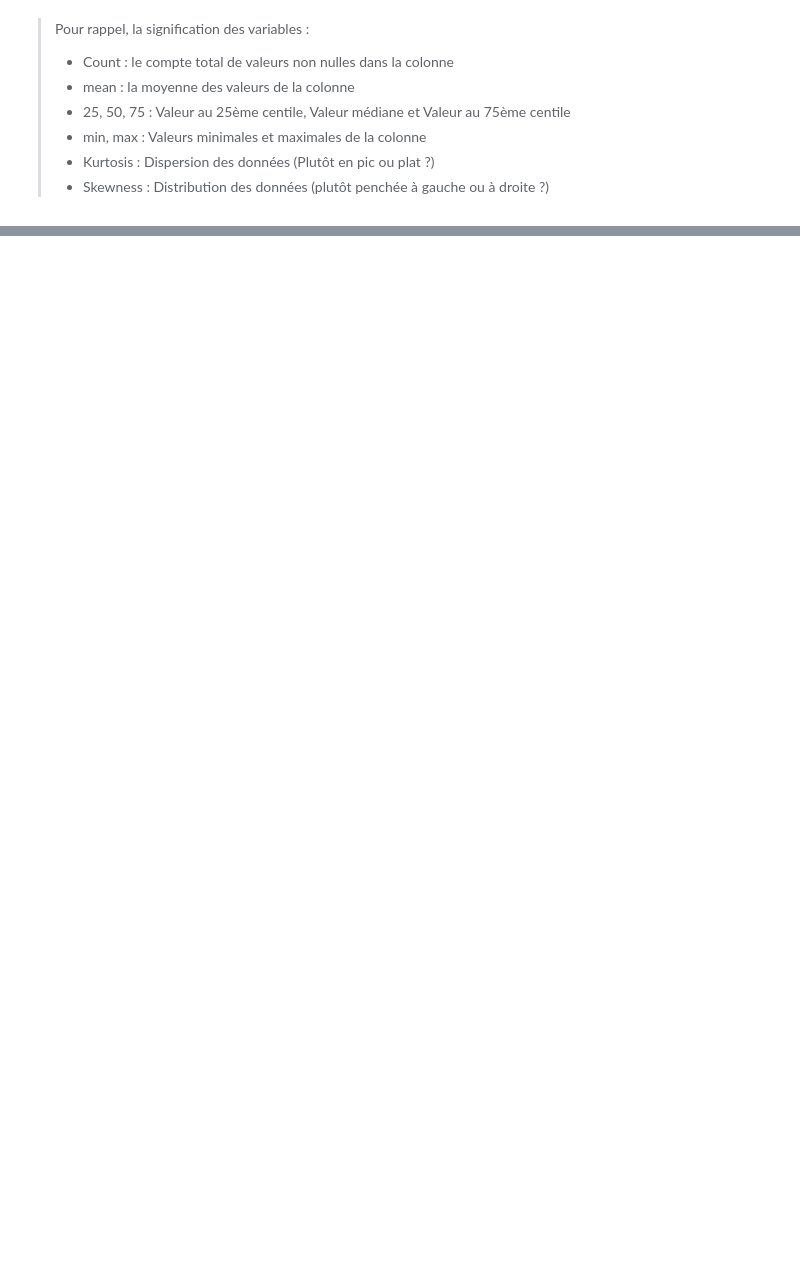
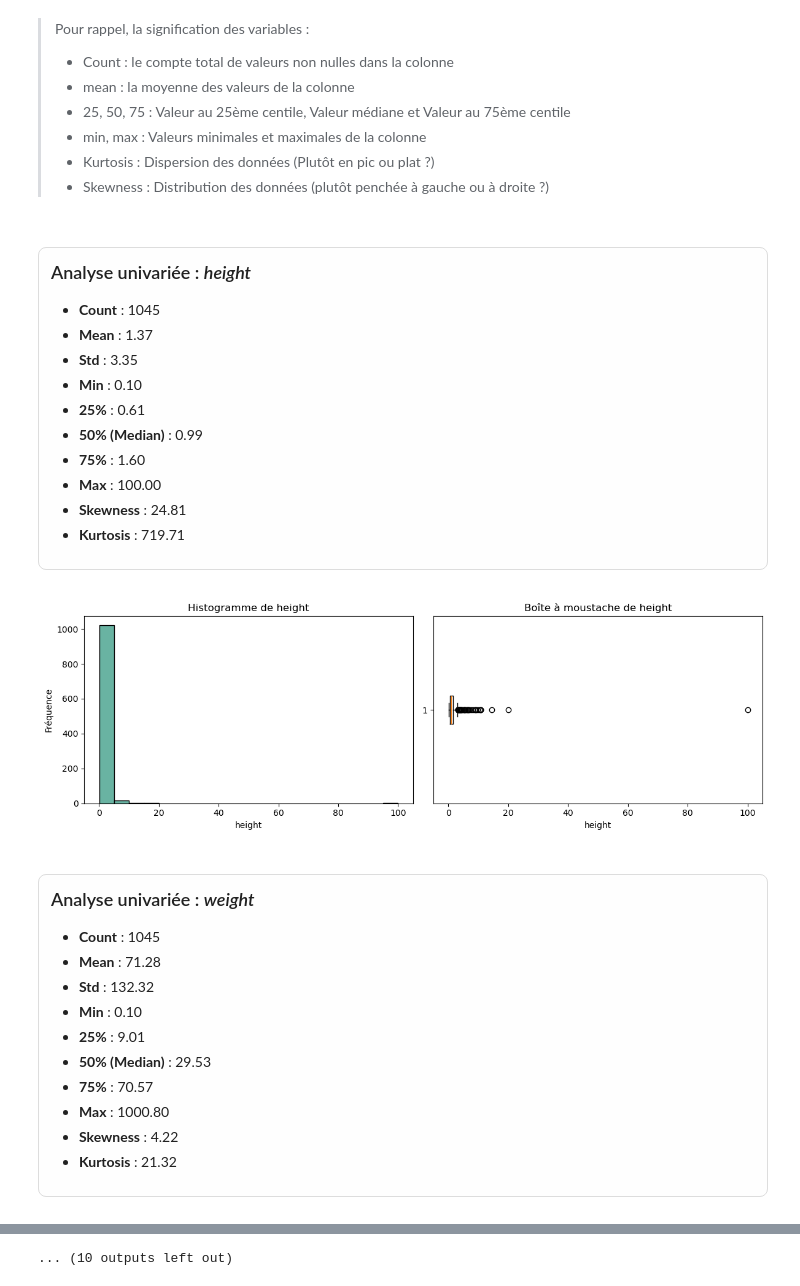
Before and after one commit to Furatus/4EDAP_Pokemon, a Jupyter notebook: Exploratory_analysis.ipynb, the cells around one changed output, grey strips where cells are left out. Drawn from its saved outputs; the diff is of its cells as text; code cells hidden in the pictures; blank space fills up the shorter version.

Commit message:
Added more context and univar analysis, looking forward to add more on next commit

```diff
--- a/Exploratory_analysis.ipynb
+++ b/Exploratory_analysis.ipynb
@@ -85,3 +271,77 @@ Skewness :  2.036002197545459
 > - min, max : Valeurs minimales et maximales de la colonne
 > - Kurtosis : Dispersion des données (Plutôt en pic ou plat ?)
 > - Skewness : Distribution des données (plutôt penchée à gauche ou à droite ?)
+# %%
+import matplotlib.pyplot as plt
+from IPython.display import display, HTML
+
+univarColumnList = [
+    'height','weight','total_points','hp','attack','defense',
+    'sp_attack','sp_defense','speed','catch_rate','base_experience'
+]
+
+for column in univarColumnList:
+    stats = dfPokemon[column].describe()
+    stats['kurtosis'] = dfPokemon[column].kurt()
+    stats['skewness'] = dfPokemon[column].skew()
+
+    # --- 1. Bloc HTML avec stats ---
+    html_block = f"""
+    <div style="border:1px solid #ddd; padding:12px; margin-top:20px; margin-bottom:10px; border-radius:8px; background-color:#fefefe">
+        <h3 style="margin-top:0;">Analyse univariée : <i>{column}</i></h3>
+        <ul style="margin-left:15px;">
+            <li><b>Count</b> : {stats['count']:.0f}</li>
+            <li><b>Mean</b> : {stats['mean']:.2f}</li>
+            <li><b>Std</b> : {stats['std']:.2f}</li>
+            <li><b>Min</b> : {stats['min']:.2f}</li>
+            <li><b>25%</b> : {stats['25%']:.2f}</li>
+            <li><b>50% (Median)</b> : {stats['50%']:.2f}</li>
+            <li><b>75%</b> : {stats['75%']:.2f}</li>
+            <li><b>Max</b> : {stats['max']:.2f}</li>
+            <li><b>Skewness</b> : {stats['skewness']:.2f}</li>
+            <li><b>Kurtosis</b> : {stats['kurtosis']:.2f}</li>
+        </ul>
+    </div>
+    """
+    display(HTML(html_block))
+
+    # --- 2. Plots : histogramme et boxplot côte à côte ---
+    fig, axes = plt.subplots(1, 2, figsize=(12, 4))
+
+    # Histogramme
+    axes[0].hist(dfPokemon[column].dropna(), bins=20, color='#69b3a2', edgecolor='black')
+    axes[0].set_title(f"Histogramme de {column}")
+    axes[0].set_xlabel(column)
+    axes[0].set_ylabel("Fréquence")
+
+    # Boxplot
+    axes[1].boxplot(dfPokemon[column].dropna(), vert=False)
+    axes[1].set_title(f"Boîte à moustache de {column}")
+    axes[1].set_xlabel(column)
+
+    plt.tight_layout()
+    plt.show()
+# %% [output]
+Analyse univariée : height
+Count : 1045
+Mean : 1.37
+Std : 3.35
+Min : 0.10
+25% : 0.61
+50% (Median) : 0.99
+75% : 1.60
+Max : 100.00
+Skewness : 24.81
+Kurtosis : 719.71
+[figure, added]
+Analyse univariée : weight
+Count : 1045
+Mean : 71.28
+Std : 132.32
+Min : 0.10
+25% : 9.01
+50% (Median) : 29.53
+75% : 70.57
+Max : 1000.80
+Skewness : 4.22
+Kurtosis : 21.32
@@ -87,0 +397 @@ Skewness :  2.036002197545459
+... (10 outputs left out)
```
Also changed, not shown: parts of 6 cells of this notebook.
